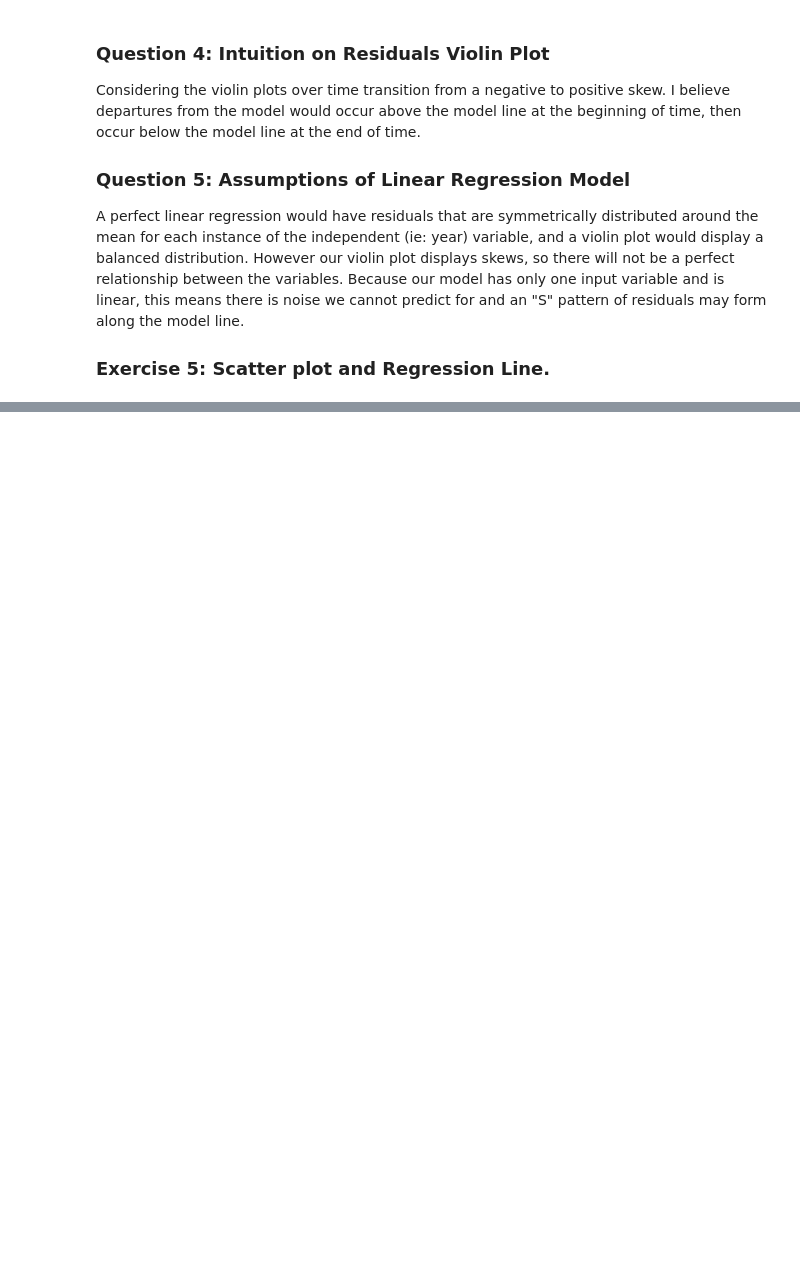
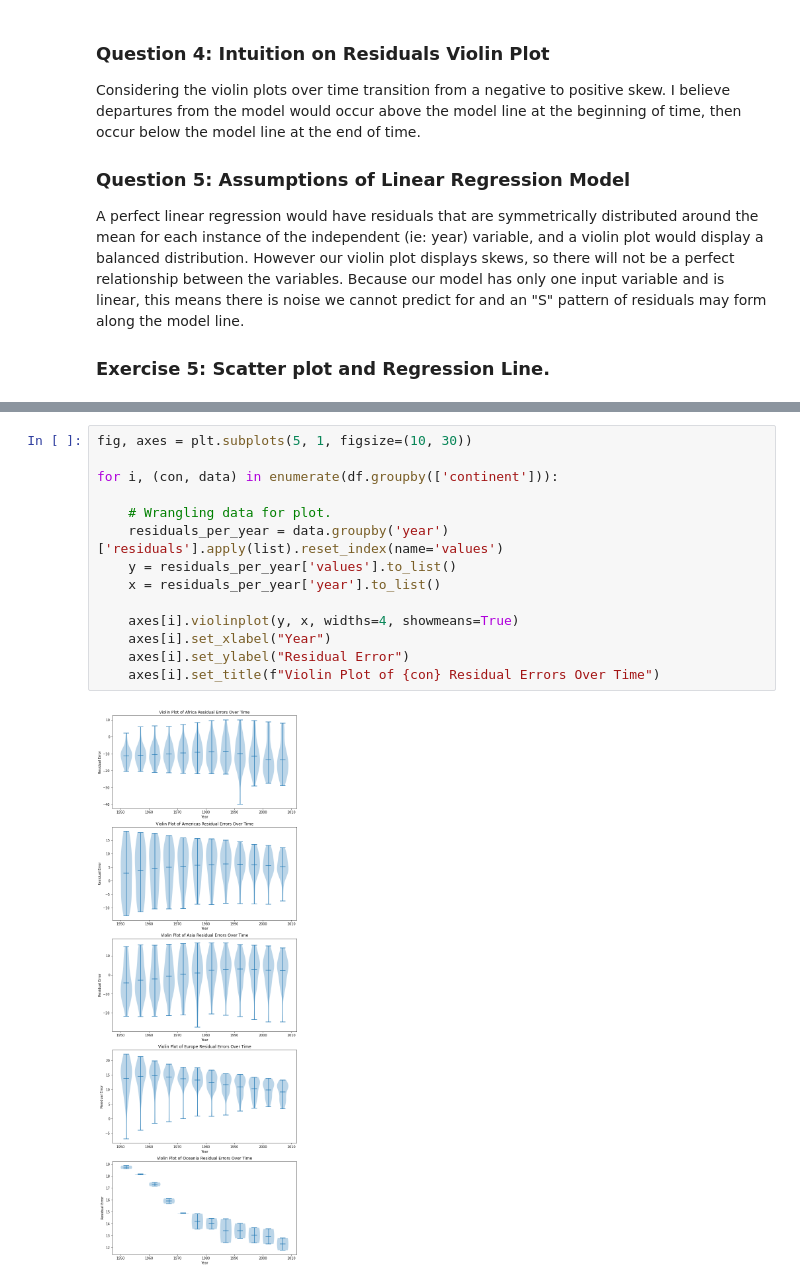
Before and after one commit to willcrodman/data_science_project_3, a Jupyter notebook: project_3.ipynb, the cells around one changed output, grey strips where cells are left out. Cells and saved outputs as stored; diff of their text form; blank space fills up the shorter version.

```diff
--- a/project_3.ipynb
+++ b/project_3.ipynb
@@ -107,0 +157,16 @@ A perfect linear regression would have residuals that are symmetrically distribu
+# %%
+fig, axes = plt.subplots(5, 1, figsize=(10, 30))
+
+for i, (con, data) in enumerate(df.groupby(['continent'])):
+
+    # Wrangling data for plot.
+    residuals_per_year = data.groupby('year')['residuals'].apply(list).reset_index(name='values')
+    y = residuals_per_year['values'].to_list()
+    x = residuals_per_year['year'].to_list()
+
+    axes[i].violinplot(y, x, widths=4, showmeans=True)
+    axes[i].set_xlabel("Year")
+    axes[i].set_ylabel("Residual Error")
+    axes[i].set_title(f"Violin Plot of {con} Residual Errors Over Time")
+# %% [output]
+[figure, added]
```
Also changed, not shown: parts of 20 cells of this notebook.
